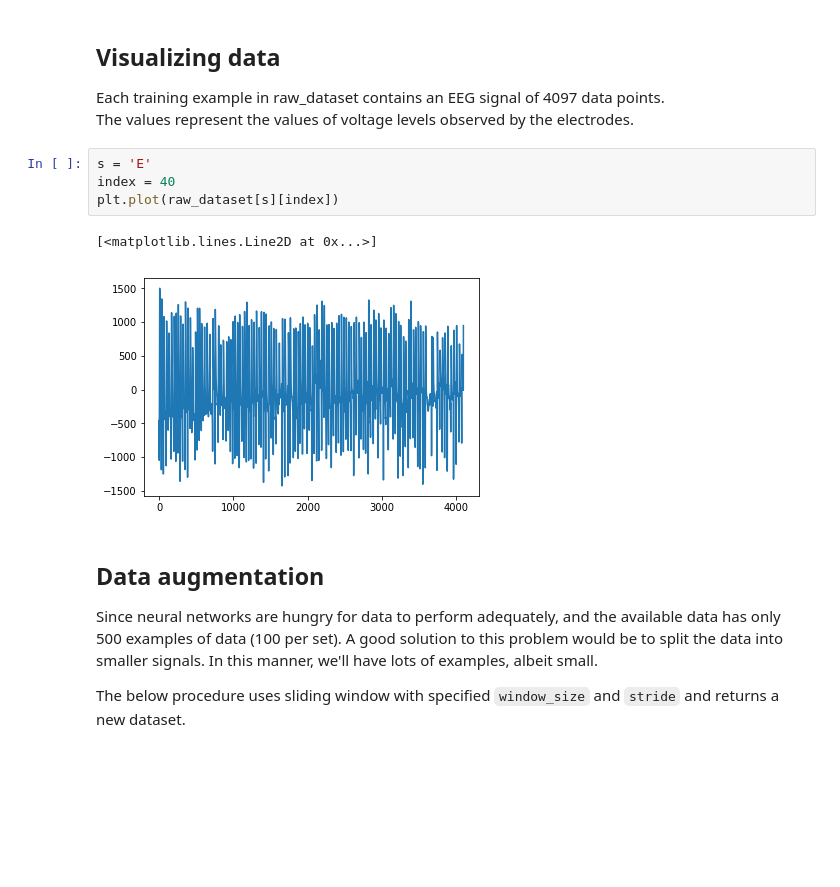
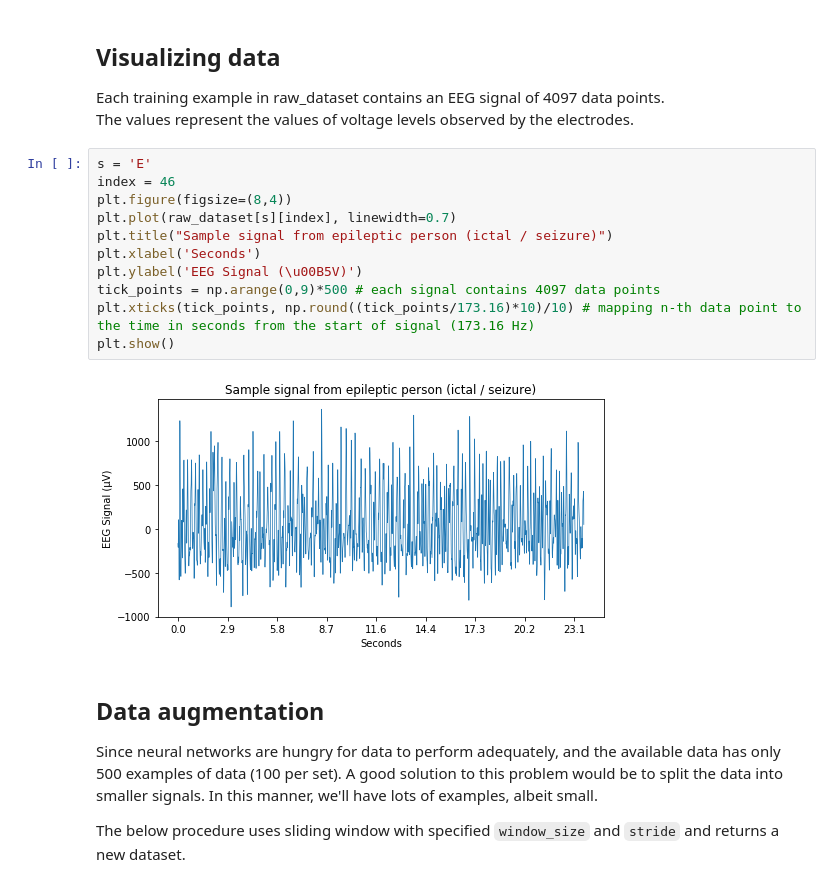
Before and after one commit to iqaan/epilepsy-cnn, a Jupyter notebook: dataset/read-and-visualize-data.ipynb, the cells around one changed output. Cells and saved outputs as stored; diff of their text form; blank space fills up the shorter version.

```diff
--- a/dataset/read-and-visualize-data.ipynb
+++ b/dataset/read-and-visualize-data.ipynb
@@ -78,13 +78,19 @@ raw_dataset['E'].shape
 
 Each training example in raw_dataset contains an EEG signal of 4097 data points.<br>
 The values represent the values of voltage levels observed by the electrodes.<br>
-# %%
-s = 'E'
-index = 40
-plt.plot(raw_dataset[s][index])
-# %% [output]
-[<matplotlib.lines.Line2D at 0x...>]
-[figure, removed]
+# %%
+s = 'E'
+index = 46
+plt.figure(figsize=(8,4))
+plt.plot(raw_dataset[s][index], linewidth=0.7)
+plt.title("Sample signal from epileptic person (ictal / seizure)")
+plt.xlabel('Seconds')
+plt.ylabel('EEG Signal (\u00B5V)')
+tick_points = np.arange(0,9)*500 # each signal contains 4097 data points
+plt.xticks(tick_points, np.round((tick_points/173.16)*10)/10) # mapping n-th data point to the time in seconds from the start of signal (173.16 Hz)
+plt.show()
+# %% [output]
+[figure, added]
 # %% [markdown]
 ## Data augmentation
 
```
Also changed, not shown: parts of 1 cell of this notebook, 2 other files.
